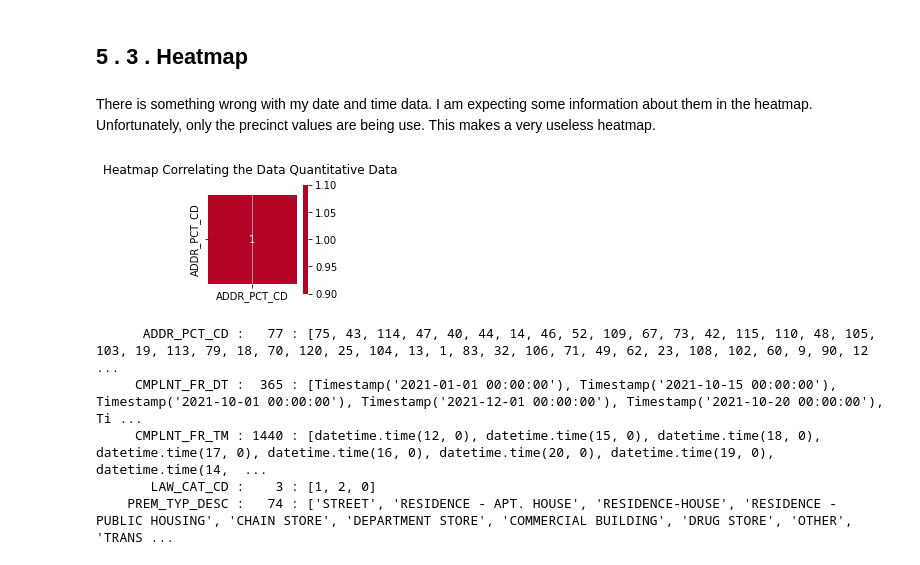
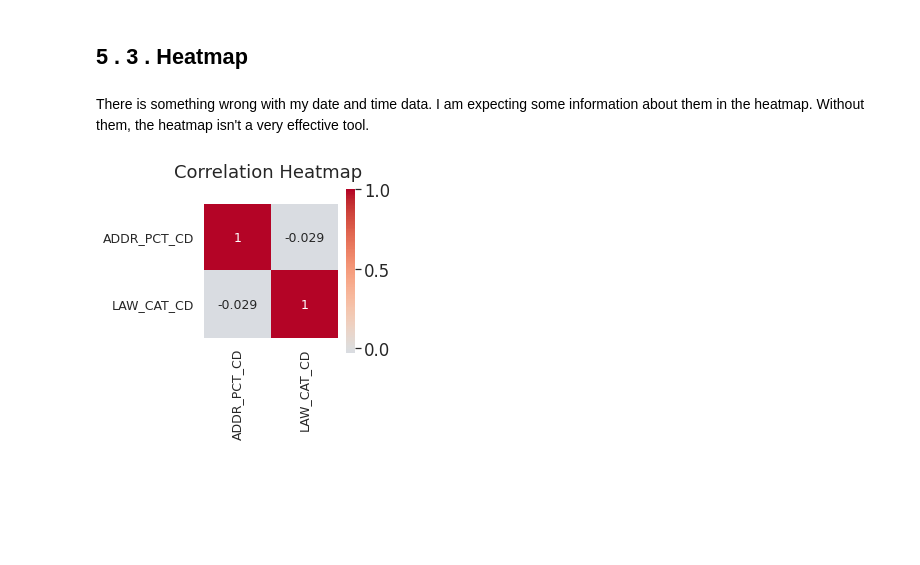
Before and after one commit to bngrossmann/new-york-crime-analysis, a Jupyter notebook: New_York_Crime_Analysis.ipynb, the cells around one changed output. Saved outputs shown, nothing was run; the diff lists cells and outputs as text; code cells hidden in the pictures; blank space fills up the shorter version.

```diff
--- a/New_York_Crime_Analysis.ipynb
+++ b/New_York_Crime_Analysis.ipynb
@@ -642,22 +698,15 @@ plt.show()
 # %% [markdown]
 ## 5 . 3 . Heatmap
 # %% [markdown]
-There is something wrong with my date and time data. I am expecting some information about them in the heatmap. Unfortunately, only the precinct values are being use. This makes a very useless heatmap.
+There is something wrong with my date and time data. I am expecting some information about them in the heatmap. Without them, the heatmap isn't a very effective tool.
 # %%
-plt.figure(figsize=(2,2))
+plt.figure(figsize=(3,3))
 corr = df.corr()
-heat_ax = sns.heatmap(corr,cmap='coolwarm', annot=True,square=True,center=0)
+heat_ax = sns.heatmap(corr,cmap='coolwarm', annot=True,square=True,center=0,annot_kws={"fontsize":"x-small"})
 
 heat_ax.set(title="Correlation Heatmap \n ");
-heat_ax.xaxis.grid(True);
+heat_ax.xaxis.grid(False);
+heat_ax.tick_params(axis="x",labelrotation=90,labelsize="x-small")
+heat_ax.tick_params(axis="y",labelrotation=0,labelsize="x-small")
 # %% [output]
-[figure, old version]
+[figure, new version]
-# %%
-for col in df.columns:
-    print(f"{col:>17} : {df[col].nunique():>4} : {df[col].value_counts().index.to_list()}")
-# %% [output]
-      ADDR_PCT_CD :   77 : [75, 43, 114, 47, 40, 44, 14, 46, 52, 109, 67, 73, 42, 115, 110, 48, 105, 103, 19, 113, 79, 18, 70, 120, 25, 104, 13, 1, 83, 32, 106, 71, 49, 62, 23, 108, 102, 60, 9, 90, 12 ...
-     CMPLNT_FR_DT :  365 : [Timestamp('2021-01-01 00:00:00'), Timestamp('2021-10-15 00:00:00'), Timestamp('2021-10-01 00:00:00'), Timestamp('2021-12-01 00:00:00'), Timestamp('2021-10-20 00:00:00'), Ti ...
-     CMPLNT_FR_TM : 1440 : [datetime.time(12, 0), datetime.time(15, 0), datetime.time(18, 0), datetime.time(17, 0), datetime.time(16, 0), datetime.time(20, 0), datetime.time(19, 0), datetime.time(14,  ...
-       LAW_CAT_CD :    3 : [1, 2, 0]
-    PREM_TYP_DESC :   74 : ['STREET', 'RESIDENCE - APT. HOUSE', 'RESIDENCE-HOUSE', 'RESIDENCE - PUBLIC HOUSING', 'CHAIN STORE', 'DEPARTMENT STORE', 'COMMERCIAL BUILDING', 'DRUG STORE', 'OTHER', 'TRANS ...
```
Also changed, not shown: parts of 14 cells of this notebook.
